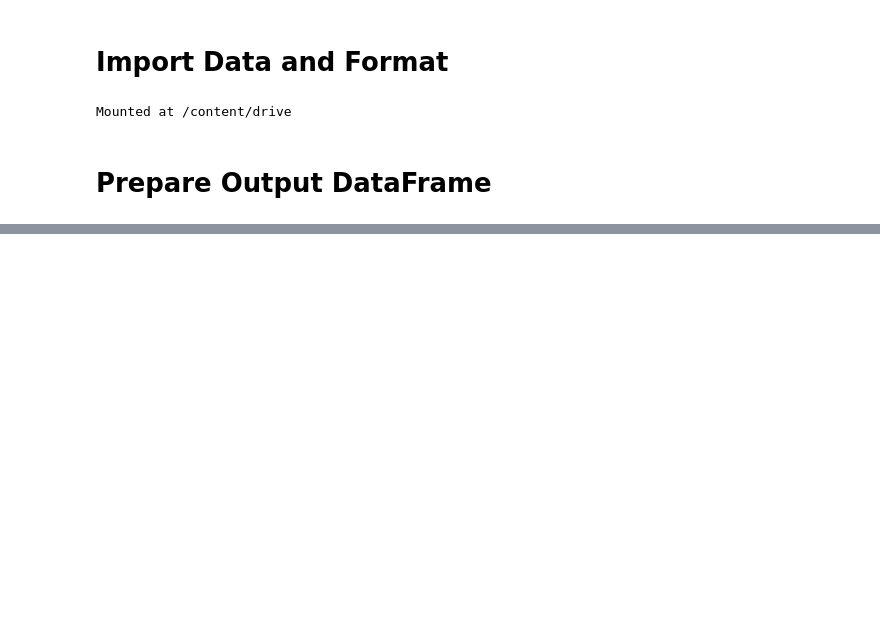
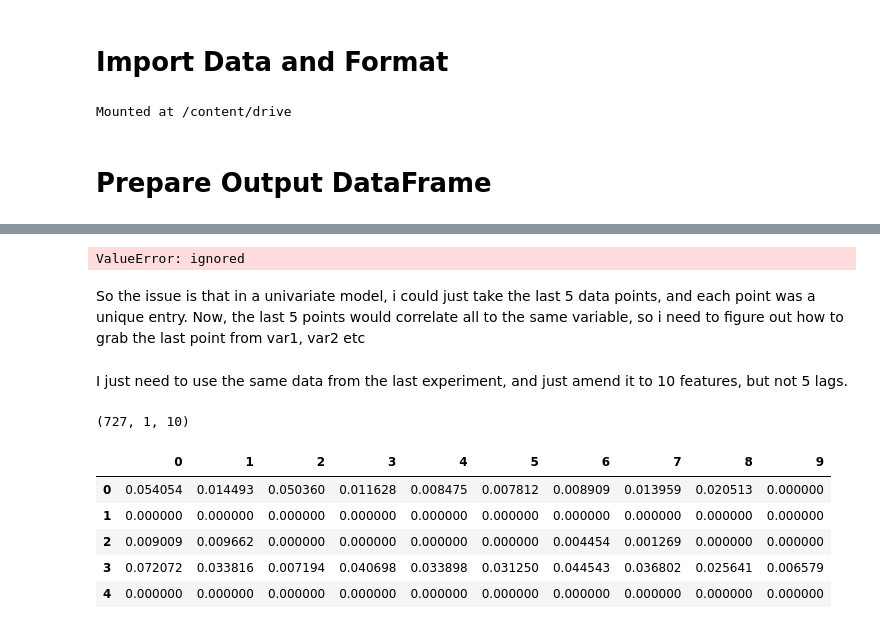
Before and after one commit to kjsampler/Assessment-1, a Jupyter notebook: Multivariate_Prediction_Function.ipynb, the cells around one changed output, grey strips where cells are left out. Drawn from its saved outputs; the diff is of its cells as text; code cells hidden in the pictures; blank space fills up the shorter version.

```diff
--- a/Multivariate_Prediction_Function.ipynb
+++ b/Multivariate_Prediction_Function.ipynb
@@ -50,0 +103,12 @@ output = output[(output['Valid Date'] != '2017-12-25') &
+# %%
+year_one = predict_values(X5_train[-5:], output)
+# %% [output]
+ValueError: ignored
+# %% [markdown]
+So the issue is that in a univariate model, i could just take the last 5 data points, and each point was a unique entry. Now, the last 5 points would correlate all to the same variable, so i need to figure out how to grab the last point from var1, var2 etc
+# %% [markdown]
+I just need to use the same data from the last experiment, and just amend it to 10 features, but not 5 lags.
+# %%
+X_train.shape
+# %% [output]
+(727, 1, 10)
@@ -50,0 +117,10 @@ output = output[(output['Valid Date'] != '2017-12-25') &
+# %%
+train_df = pd.DataFrame(X_train)
+train_df.head()
+# %% [output]
+|  | 0 | 1 | 2 | 3 | 4 | 5 | 6 | 7 | 8 | 9 |
+| 0 | 0.054054 | 0.014493 | 0.050360 | 0.011628 | 0.008475 | 0.007812 | 0.008909 | 0.013959 | 0.020513 | 0.000000 |
+| 1 | 0.000000 | 0.000000 | 0.000000 | 0.000000 | 0.000000 | 0.000000 | 0.000000 | 0.000000 | 0.000000 | 0.000000 |
+| 2 | 0.009009 | 0.009662 | 0.000000 | 0.000000 | 0.000000 | 0.000000 | 0.004454 | 0.001269 | 0.000000 | 0.000000 |
+| 3 | 0.072072 | 0.033816 | 0.007194 | 0.040698 | 0.033898 | 0.031250 | 0.044543 | 0.036802 | 0.025641 | 0.006579 |
+| 4 | 0.000000 | 0.000000 | 0.000000 | 0.000000 | 0.000000 | 0.000000 | 0.000000 | 0.000000 | 0.000000 | 0.000000 |
```
Also changed, not shown: parts of 46 cells of this notebook.
